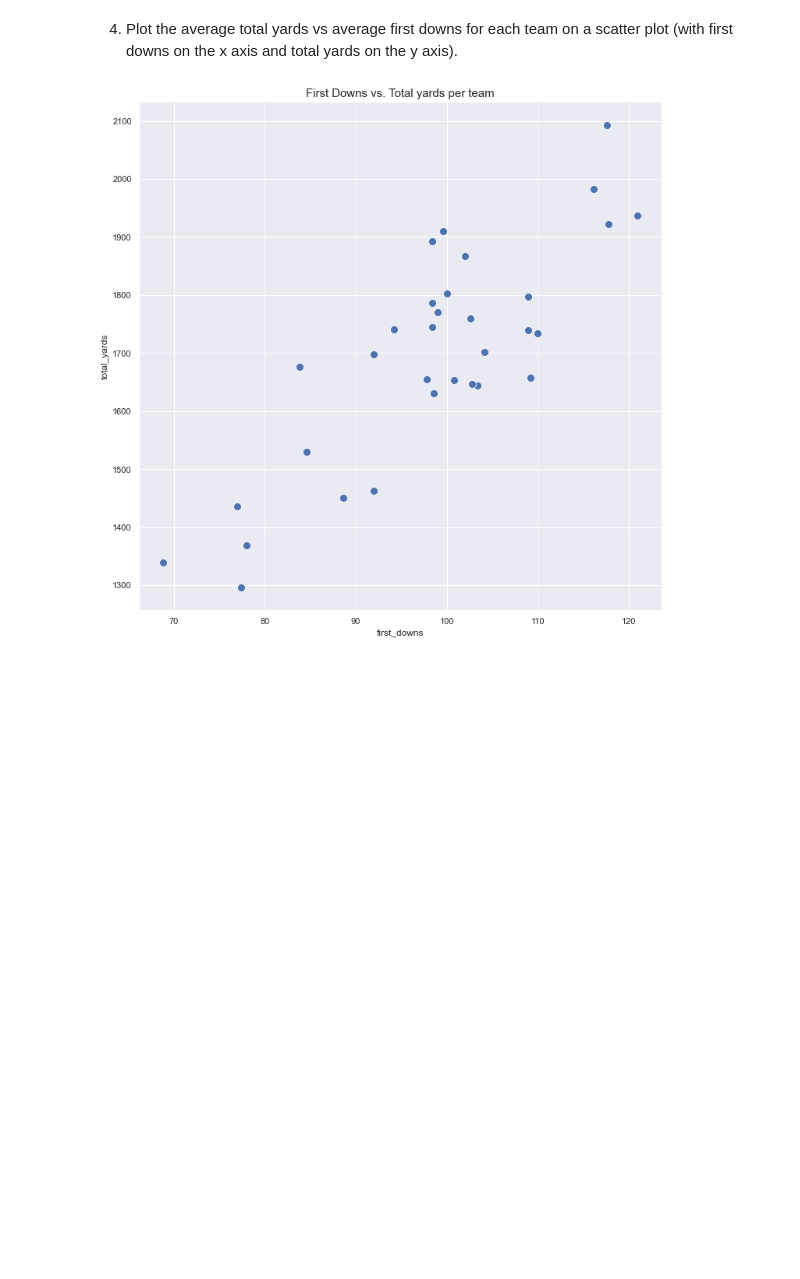
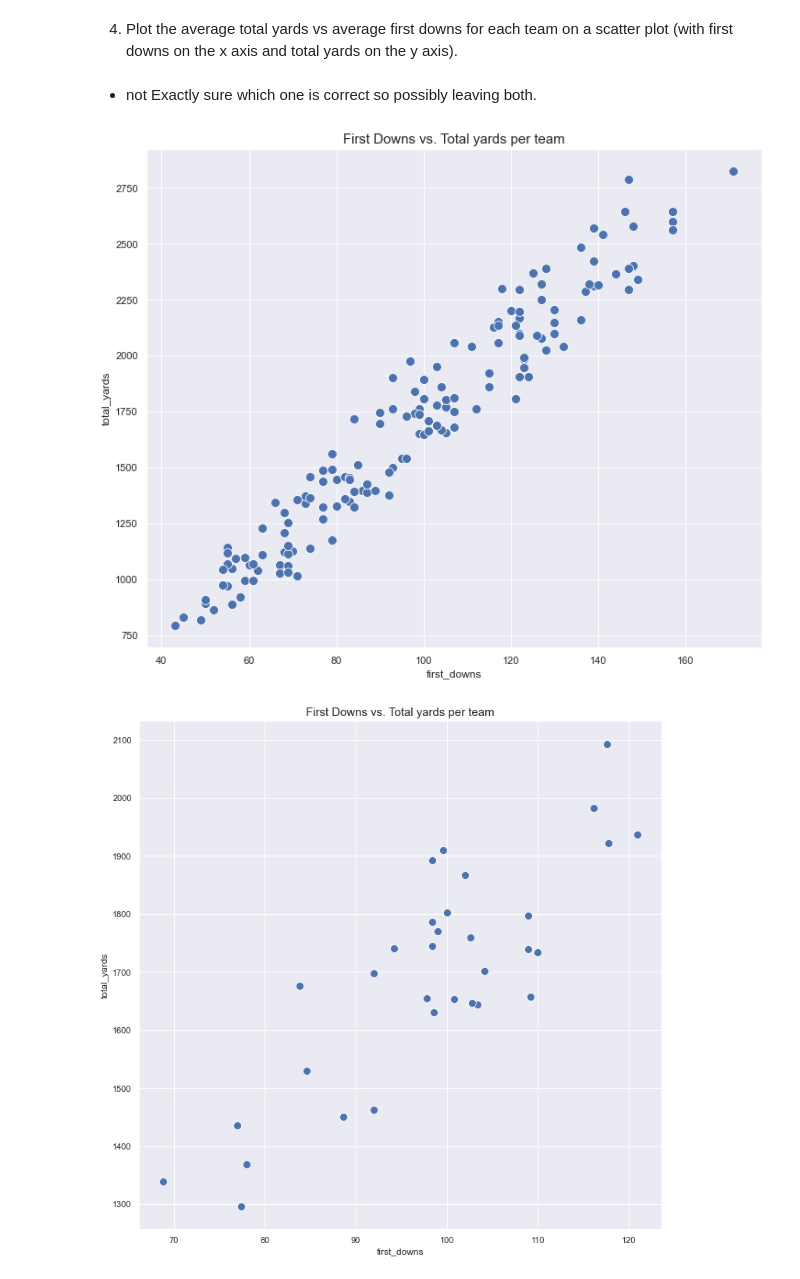
Before and after one commit to SheltonBlackwell/CIS277-FA22-Lab6, a Jupyter notebook: Lab6.ipynb, the cells around one changed output. Drawn from its saved outputs; the diff is of its cells as text; code cells hidden in the pictures; blank space fills up the shorter version.

```diff
--- a/Lab6.ipynb
+++ b/Lab6.ipynb
@@ -65,5 +82,13 @@ plt.title("Average points scored",fontsize=15);
 # %% [markdown]
 4. Plot the average total yards vs average first downs for each team on a scatter plot (with first downs on the x axis and total yards on the y axis).
+# %% [markdown]
+- not Exactly sure which one is correct so possibly leaving both.
+# %%
+plt.title("First Downs vs. Total yards per team",fontsize=15)
+sns.scatterplot(x = files.first_downs ,y= files.total_yards,
+s=100);
+# %% [output]
+[figure, added]
 # %%
 plt.title("First Downs vs. Total yards per team",fontsize=15)
 sns.scatterplot(x =files.groupby('team')['first_downs'].mean(),y=files.groupby('team')['total_yards'].mean(),
```
Also changed, not shown: parts of 4 cells of this notebook.
